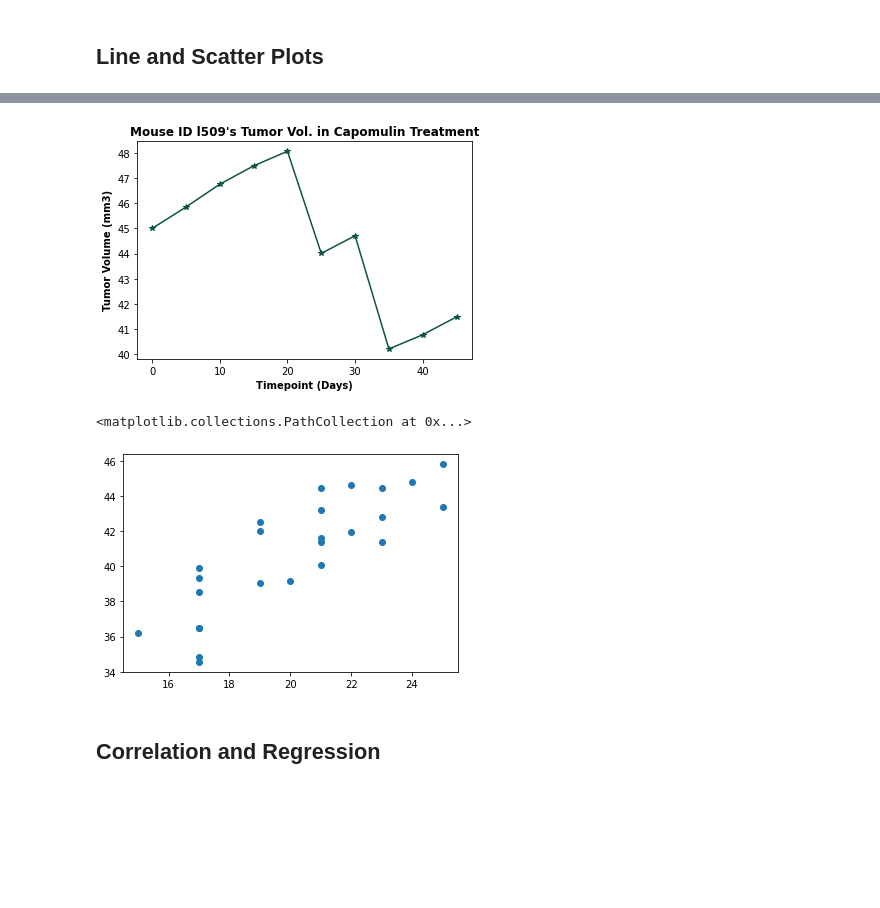
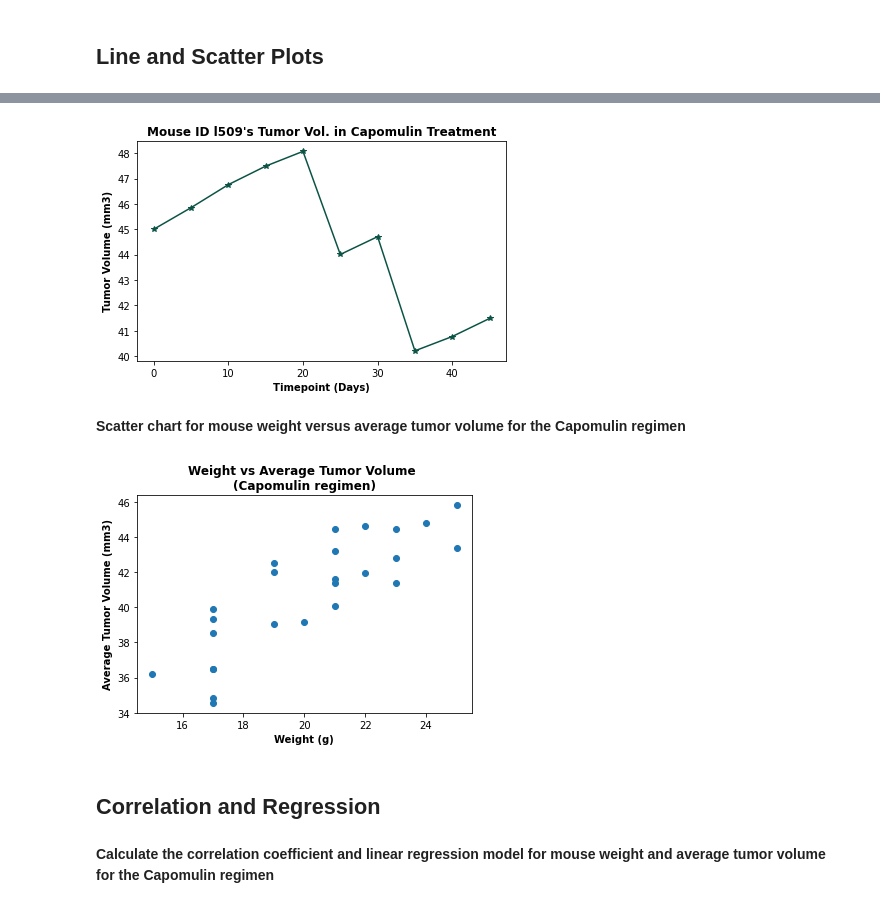
Before and after one commit to abpuccini/matplotlib-challenge, a Jupyter notebook: pymaceuticals_analysis.ipynb, the cells around one changed output, grey strips where cells are left out. Cells and saved outputs as stored; diff of their text form; code cells hidden in the pictures; blank space fills up the shorter version.

```diff
--- a/pymaceuticals_analysis.ipynb
+++ b/pymaceuticals_analysis.ipynb
@@ -337,15 +330,16 @@ Number of outliers for Capomulin is: 0
 # %%
 # Generate a box plot of the final tumor volume of each mouse across four regimens of interest
-regimen = list(four_regimen_final_tumor_df['Drug Regimen'].unique())
-final_tumor_vol = [Capomulin_tumor, Ceftamin_tumor, Infubinol_tumor, Ramicane_tumor]
 fig1, final_tumor_plot = plt.subplots()
-final_tumor_plot.set_title('Final tumor volume across four treatment regimens', fontweight='bold')
+final_tumor_plot.boxplot(final_tumor_vol_list, labels=regimen, flierprops={'markerfacecolor':'r','markersize': 10})
+
+# Set x/y label, title
+final_tumor_plot.set_title('Final Tumor Volume \n(Four Treatment Regimens)', fontweight='bold')
 final_tumor_plot.set_xlabel('Drug Regimen', fontweight='bold')
 final_tumor_plot.set_ylabel('Final Tumor Volume (mm3)', fontweight='bold')
-final_tumor_plot.boxplot(final_tumor_vol, labels=regimen, flierprops={'markerfacecolor':'r','markersize': 10})
 
 # Save box plot graph to Images folder
-final_tumor_plot.figure.savefig('Images/final_tumor_plot.png')
+plt.tight_layout()
+final_tumor_plot.figure.savefig('Images/final_tumor_boxplot.png')
 
 # Present the box plot chart
 plt.show()
@@ -359,38 +355,55 @@ plt.close()
 # %%
 # Generate dataframe only in Capomulin Regimen
 Capomulin_df = analysis_data_df.loc[analysis_data_df['Drug Regimen'] == 'Capomulin']
 
 # Identify specific mouse ID and get data of the mouse id
 mouse_id = 'l509'
 mouse_df = Capomulin_df.loc[Capomulin_df['Mouse ID'] == mouse_id]
 
-# Generate a line plot of time point versus tumor volume for a mouse treated with Capomulin
+# Generate a line plot
 time_vol = plt.plot(mouse_df['Timepoint'], mouse_df['Tumor Volume (mm3)'], marker='*', color='#0B5345')
+
+# Set x/y label, title
 plt.title(f"Mouse ID {mouse_id}'s Tumor Vol. in Capomulin Treatment", fontweight='bold')
 plt.xlabel('Timepoint (Days)', fontweight='bold')
 plt.ylabel('Tumor Volume (mm3)', fontweight='bold')
 
-# Save box plot graph to Images folder
-final_tumor_plot.figure.savefig('Images/final_tumor_plot.png')
+# Save line graph to Images folder
+plt.tight_layout()
+final_tumor_plot.figure.savefig('Images/mousel509_tumor_plot.png')
 
 # Present the box plot chart
 plt.show()
 
 # To close pyplot
 plt.close()
 # %% [output]
-[figure, old version]
+[figure, new version]
+# %% [markdown]
+**Scatter chart for mouse weight versus average tumor volume for the Capomulin regimen**
 # %%
-# Mouse weight versus average tumor volume for the Capomulin regimen
 # Calculate mean of Weight (g) and Tumor Volume (mm3) based on Mouse ID
-Capomulin_gp = Capomulin_df.groupby('Mouse ID')
-mice_weight_avg = Capomulin_gp['Weight (g)'].mean()
-mice_tumor_avg = Capomulin_gp['Tumor Volume (mm3)'].mean()
+Capomulin_gp = Capomulin_df.groupby('Mouse ID').mean()
+mice_weight_avg = Capomulin_gp['Weight (g)']
+mice_tumor_avg = Capomulin_gp['Tumor Volume (mm3)']
 
 # Generate a scatter plot
 plt.scatter(mice_weight_avg, mice_tumor_avg)
+
+# Set x/y label, title
+plt.title('Weight vs Average Tumor Volume \n(Capomulin regimen)', fontweight='bold')
+plt.xlabel('Weight (g)', fontweight='bold')
+plt.ylabel('Average Tumor Volume (mm3)', fontweight='bold')
+
+# Save box plot graph to Images folder
+final_tumor_plot.figure.savefig('Images/scatter_weight_tumor.png')
+
+# Present the box plot chart
+plt.show()
+
+# To close pyplot
+plt.close()
 # %% [output]
-<matplotlib.collections.PathCollection at 0x...>
-[figure, old version]
+[figure, new version]
 # %% [markdown]
 ## Correlation and Regression
@@ -399,0 +410,2 @@ plt.scatter(mice_weight_avg, mice_tumor_avg)
+# %% [markdown]
+**Calculate the correlation coefficient and linear regression model for mouse weight and average tumor volume for the Capomulin regimen**
```
Also changed, not shown: parts of 28 cells of this notebook.
